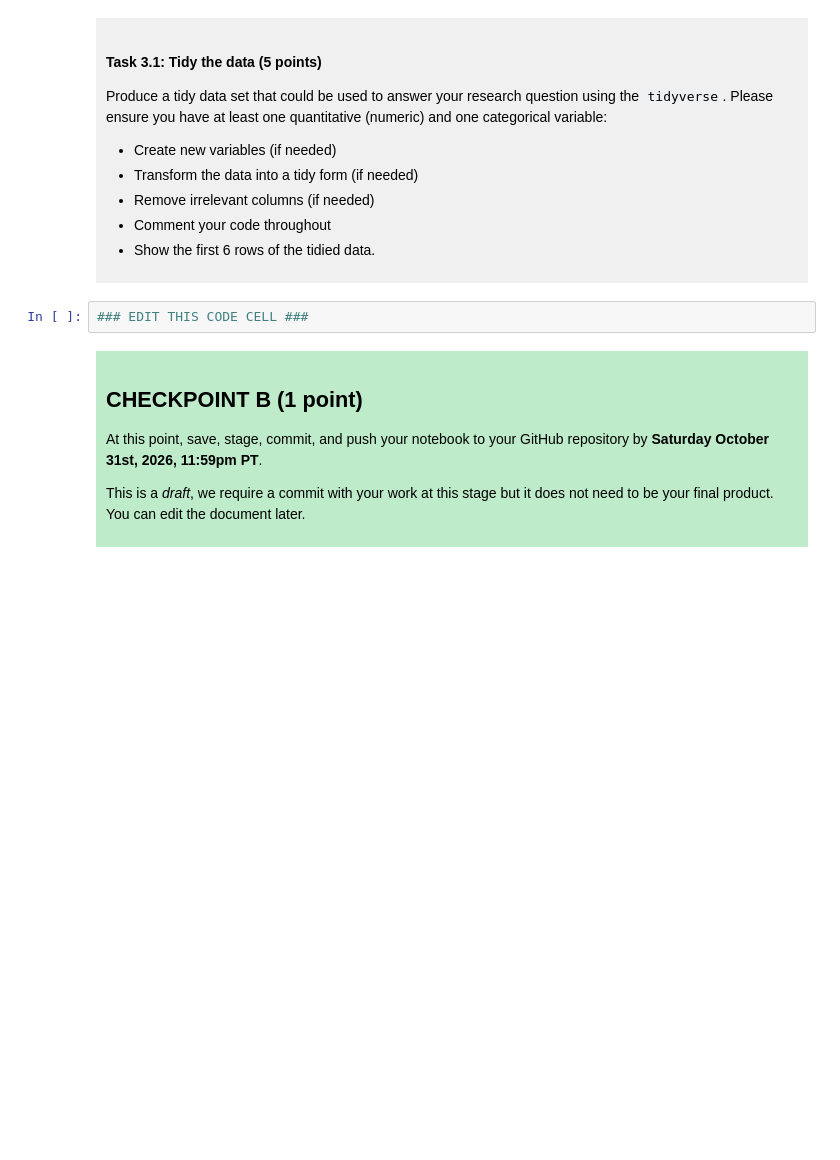
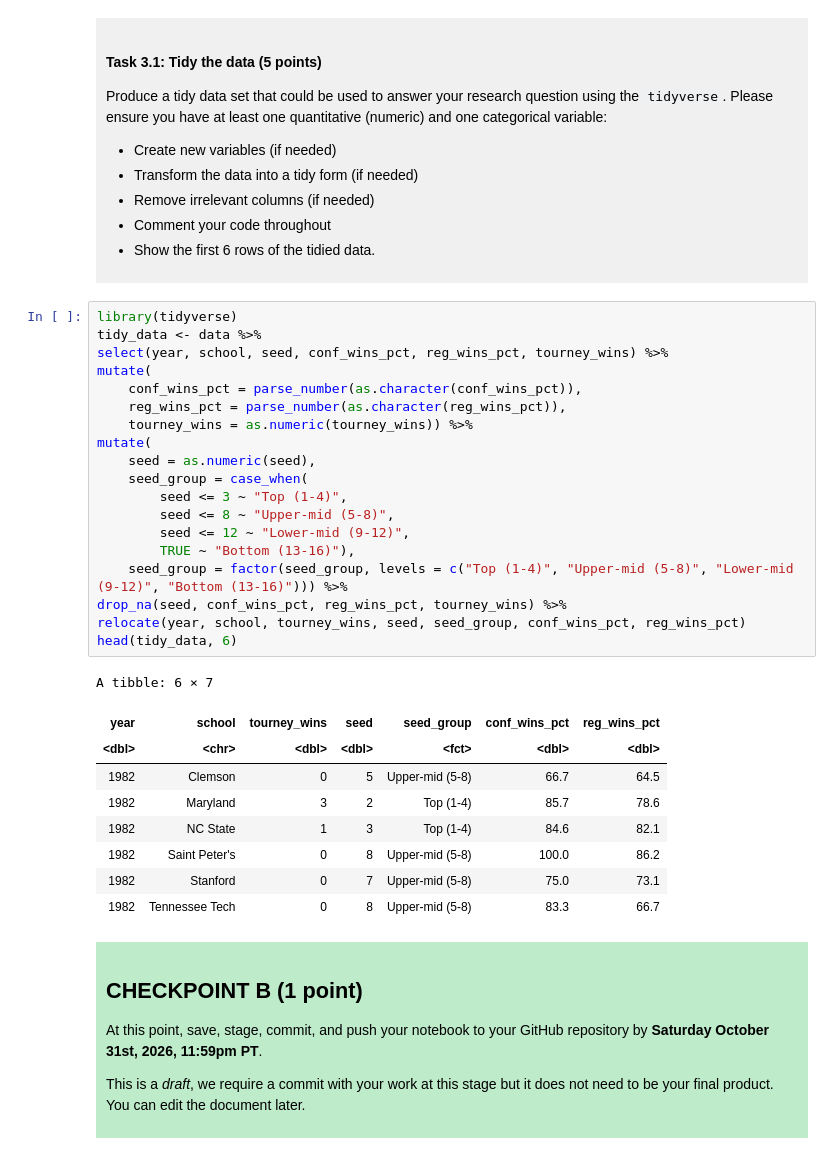
Before and after one commit to lazylola33/dsci-100-project-sophia-estrada, a Jupyter notebook: dsci-100-project-notebook.ipynb, the cells around one changed output. Cells and saved outputs as stored; diff of their text form; blank space fills up the shorter version.

```diff
--- a/dsci-100-project-notebook.ipynb
+++ b/dsci-100-project-notebook.ipynb
@@ -208,7 +218,34 @@ Produce a tidy data set that could be used to answer your research question usin
 
 </div>
 # %%
-### EDIT THIS CODE CELL ###
+library(tidyverse)
+tidy_data <- data %>%
+select(year, school, seed, conf_wins_pct, reg_wins_pct, tourney_wins) %>%
+mutate(
+    conf_wins_pct = parse_number(as.character(conf_wins_pct)),
+    reg_wins_pct = parse_number(as.character(reg_wins_pct)),
+    tourney_wins = as.numeric(tourney_wins)) %>%
+mutate(
+    seed = as.numeric(seed),
+    seed_group = case_when(
+        seed <= 3 ~ "Top (1-4)",
+        seed <= 8 ~ "Upper-mid (5-8)",
+        seed <= 12 ~ "Lower-mid (9-12)",
+        TRUE ~ "Bottom (13-16)"),
+    seed_group = factor(seed_group, levels = c("Top (1-4)", "Upper-mid (5-8)", "Lower-mid (9-12)", "Bottom (13-16)"))) %>%
+drop_na(seed, conf_wins_pct, reg_wins_pct, tourney_wins) %>%
+relocate(year, school, tourney_wins, seed, seed_group, conf_wins_pct, reg_wins_pct)
+head(tidy_data, 6)
+# %% [output]
+A tibble: 6 × 7
+| year | school | tourney_wins | seed | seed_group | conf_wins_pct | reg_wins_pct |
+| <dbl> | <chr> | <dbl> | <dbl> | <fct> | <dbl> | <dbl> |
+| 1982 | Clemson | 0 | 5 | Upper-mid (5-8) | 66.7 | 64.5 |
+| 1982 | Maryland | 3 | 2 | Top (1-4) | 85.7 | 78.6 |
+| 1982 | NC State | 1 | 3 | Top (1-4) | 84.6 | 82.1 |
+| 1982 | Saint Peter's | 0 | 8 | Upper-mid (5-8) | 100.0 | 86.2 |
+| 1982 | Stanford | 0 | 7 | Upper-mid (5-8) | 75.0 | 73.1 |
+| 1982 | Tennessee Tech | 0 | 8 | Upper-mid (5-8) | 83.3 | 66.7 |
 # %% [markdown]
 <div style="background-color: #beebca; padding: 10px;">
 
```
Also changed, not shown: parts of 3 cells of this notebook.
